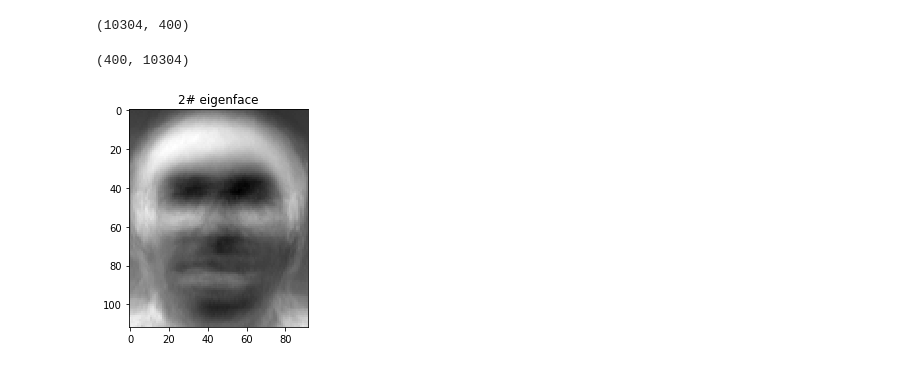
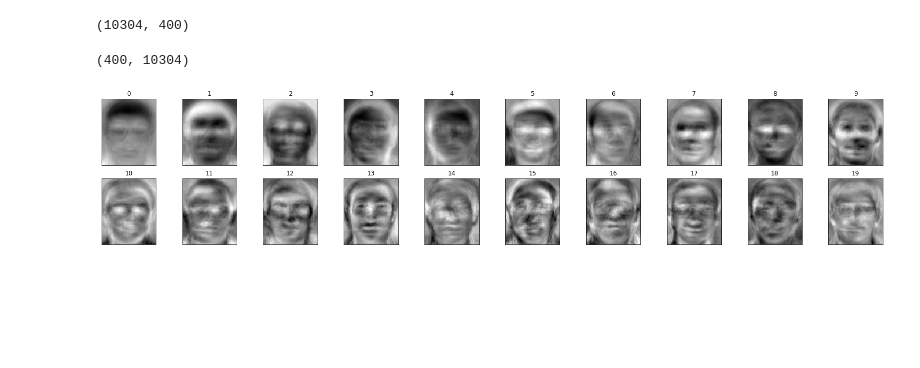
Before and after one commit to Ugenteraan/Face-Recognition-Eigenface-Scratch, a Jupyter notebook: Eigenface.ipynb, the cells around one changed output. Cells and saved outputs as stored; diff of their text form; code cells hidden in the pictures; blank space fills up the shorter version.

```diff
--- a/Eigenface.ipynb
+++ b/Eigenface.ipynb
@@ -44,14 +46,11 @@ plot_portraits(all_images, names, 112,92, 2, 10)
 # %% [output]
 [figure]
 # %%
-A = np.resize(all_images, (total_images, shape[0]*shape[1])) #convert the images into vectors
-# image_back = np.reshape(vectorized[398], (112,92))
-# plt.imshow(image_back)
-# plt.show()
-mean_vector = np.sum(A, axis=0, dtype='float64')/total_images
-mean_matrix = np.tile(mean_vector, (400, 1))
+A = np.resize(all_images, (total_images, shape[0]*shape[1])) #convert the images into vectors. Each row has an image vector. i.e. samples x image_vector matrix
+mean_vector = np.sum(A, axis=0, dtype='float64')/total_images #calculate the mean vector
+mean_matrix = np.tile(mean_vector, (total_images, 1)) #make a 400 copy of the same vector. 400 x image_vector_size matrix.
 A_tilde = A - mean_matrix #mean-subtracted image vectors
-plt.imshow(np.resize(mean_vector, (112,92)), cmap='gray')
+plt.imshow(np.resize(mean_vector, (shape[0],shape[1])), cmap='gray') #show the mean image vector
 plt.title('Mean Image')
 plt.show()
 # %% [output]
@@ -83,11 +79,10 @@ eigenfaces = preprocessing.normalize(eigenvectors_C.T) #normalize only accepts m
 eigenfaces.shape
 # %% [output]
 (400, 10304)
-# %%
-eigenface_index = 1
-plt.imshow(np.reshape(eigenfaces[eigenface_index], (112,92)), cmap='gray')
-plt.title(str(eigenface_index+1) + "# eigenface")
-plt.show()
-# %% [output]
-[figure, removed]
+# %%
+#to visualize some of the eigenfaces
+eigenface_labels = [x for x in range(eigenfaces.shape[0])] #list containing values from 1 to number of eigenfaces
+plot_portraits(eigenfaces, eigenface_labels , 112,92, 2, 10)
+# %% [output]
+[figure, added]
 # %%
```
Also changed, not shown: parts of 15 cells of this notebook, 2 other files.
